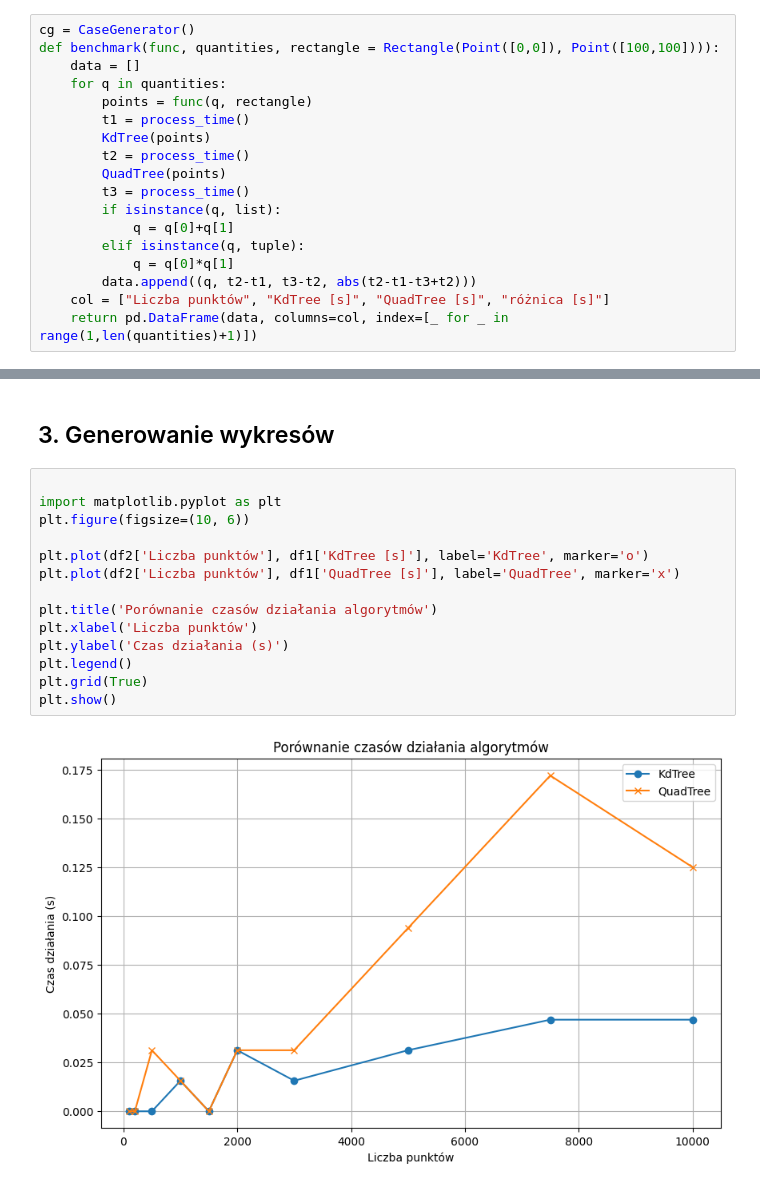
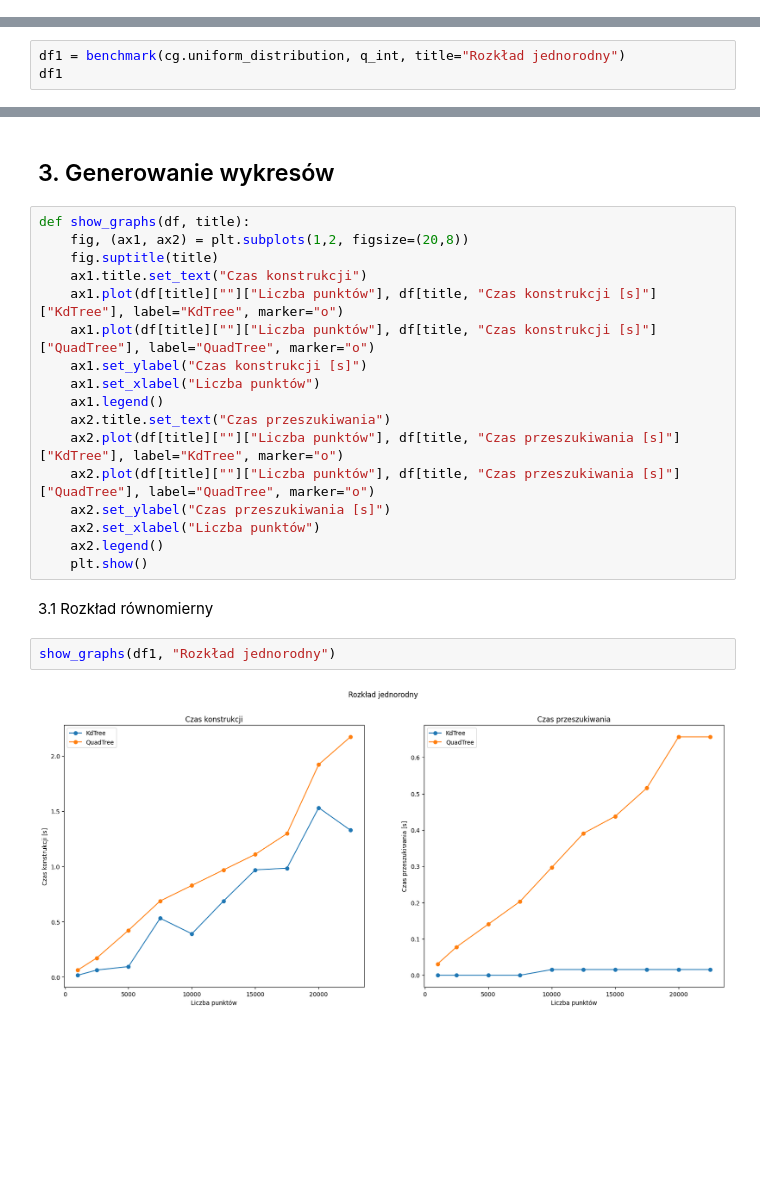
Before and after one commit to WerWojtas/QuadTree_and_KdTree, a Jupyter notebook: Comparison.ipynb, the cells around one changed output, grey strips where cells are left out. Cells and saved outputs as stored; diff of their text form; blank space fills up the shorter version.

Commit message:
comparision graph created

```diff
--- a/Comparison.ipynb
+++ b/Comparison.ipynb
@@ -70,21 +70,3 @@ print("All tests passed!")
 All tests passed!
 # %% [markdown]
 ## 2. Pomiary wydajności
-# %%
-cg = CaseGenerator()
-def benchmark(func, quantities, rectangle = Rectangle(Point([0,0]), Point([100,100]))):
-    data = []
-    for q in quantities:
-        points = func(q, rectangle)
-        t1 = process_time()
-        KdTree(points)
-        t2 = process_time()
-        QuadTree(points)
-        t3 = process_time()
-        if isinstance(q, list):
-            q = q[0]+q[1]
-        elif isinstance(q, tuple):
-            q = q[0]*q[1]
-        data.append((q, t2-t1, t3-t2, abs(t2-t1-t3+t2)))
-    col = ["Liczba punktów", "KdTree [s]", "QuadTree [s]", "różnica [s]"]
-    return pd.DataFrame(data, columns=col, index=[_ for _ in range(1,len(quantities)+1)])
@@ -111,0 +110,3 @@ df1
+# %%
+df1 = benchmark(cg.uniform_distribution, q_int, title="Rozkład jednorodny")
+df1
@@ -201,18 +223,25 @@ df6
 # %% [markdown]
 ## 3. Generowanie wykresów
-# %%
-
-import matplotlib.pyplot as plt
-plt.figure(figsize=(10, 6))
-
-plt.plot(df2['Liczba punktów'], df1['KdTree [s]'], label='KdTree', marker='o')
-plt.plot(df2['Liczba punktów'], df1['QuadTree [s]'], label='QuadTree', marker='x')
-
-plt.title('Porównanie czasów działania algorytmów')
-plt.xlabel('Liczba punktów')
-plt.ylabel('Czas działania (s)')
-plt.legend()
-plt.grid(True)
-plt.show()
-# %% [output]
-[figure, removed]
+# %%
+def show_graphs(df, title):
+    fig, (ax1, ax2) = plt.subplots(1,2, figsize=(20,8))
+    fig.suptitle(title)
+    ax1.title.set_text("Czas konstrukcji")
+    ax1.plot(df[title][""]["Liczba punktów"], df[title, "Czas konstrukcji [s]"]["KdTree"], label="KdTree", marker="o")
+    ax1.plot(df[title][""]["Liczba punktów"], df[title, "Czas konstrukcji [s]"]["QuadTree"], label="QuadTree", marker="o")
+    ax1.set_ylabel("Czas konstrukcji [s]")
+    ax1.set_xlabel("Liczba punktów")
+    ax1.legend()
+    ax2.title.set_text("Czas przeszukiwania")
+    ax2.plot(df[title][""]["Liczba punktów"], df[title, "Czas przeszukiwania [s]"]["KdTree"], label="KdTree", marker="o")
+    ax2.plot(df[title][""]["Liczba punktów"], df[title, "Czas przeszukiwania [s]"]["QuadTree"], label="QuadTree", marker="o")
+    ax2.set_ylabel("Czas przeszukiwania [s]")
+    ax2.set_xlabel("Liczba punktów")
+    ax2.legend()
+    plt.show()
+# %% [markdown]
+3.1 Rozkład równomierny
+# %%
+show_graphs(df1, "Rozkład jednorodny")
+# %% [output]
+[figure, added]
```
Also changed, not shown: parts of 27 cells of this notebook, 1 other file.
